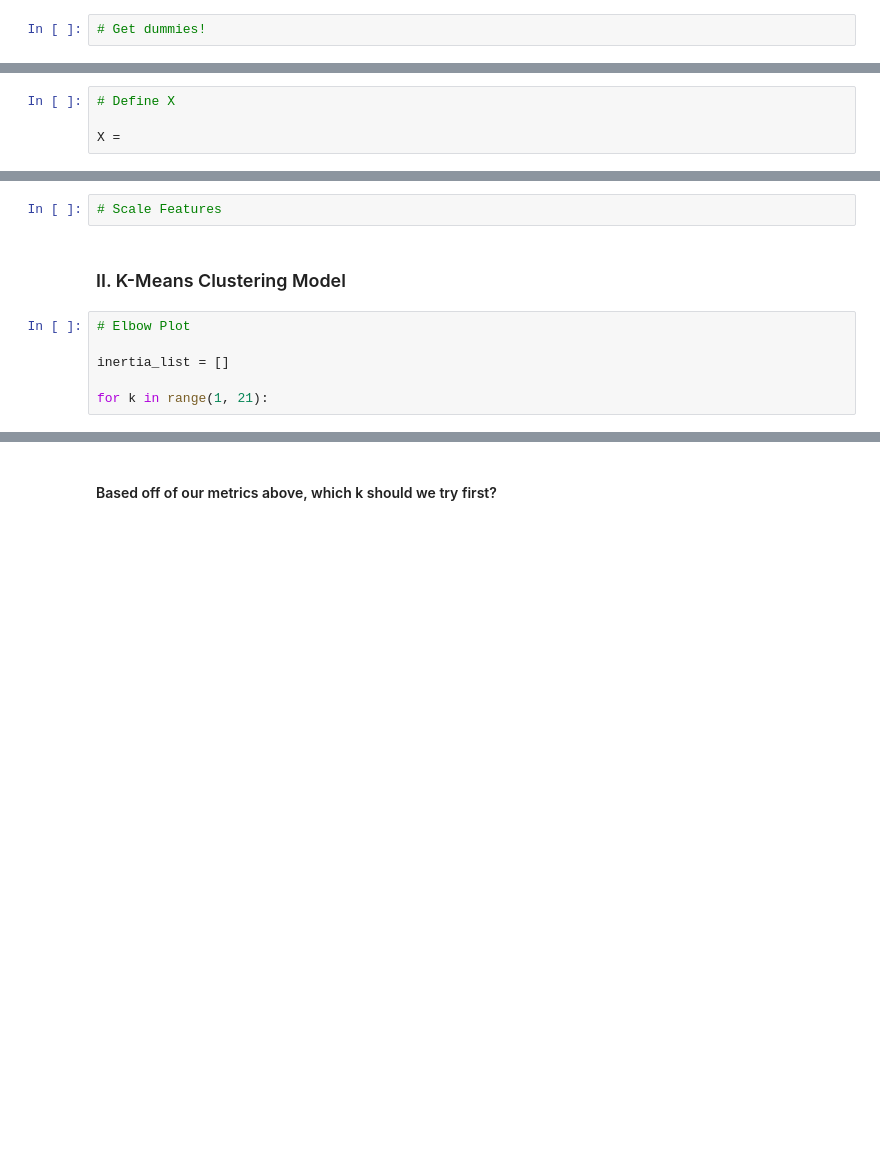
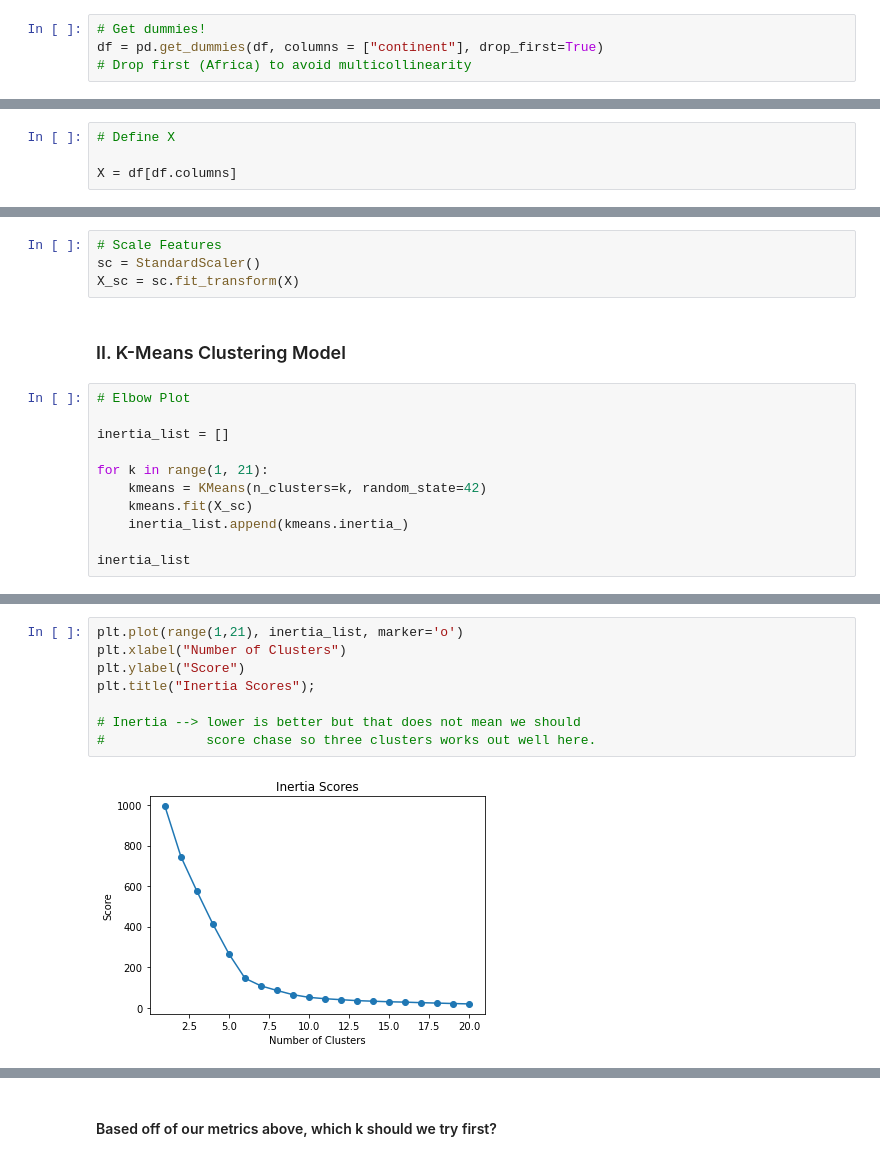
Before and after one commit to Tatadektep/Clustering_Lab, a Jupyter notebook: starter-code.ipynb, the cells around one changed output, grey strips where cells are left out. Drawn from its saved outputs; the diff is of its cells as text; blank space fills up the shorter version.

```diff
--- a/starter-code.ipynb
+++ b/starter-code.ipynb
@@ -67,4 +157,6 @@ df = px.data.gapminder()
 # %%
 # Get dummies!
+df = pd.get_dummies(df, columns = ["continent"], drop_first=True)
+# Drop first (Africa) to avoid multicollinearity
 # %%
 # Head (again!)
@@ -71,4 +172,4 @@ df = px.data.gapminder()
 # %%
 # Define X
 
-X =
+X = df[df.columns]
@@ -75,5 +178,7 @@ X =
 # %%
 # Scale Features
+sc = StandardScaler()
+X_sc = sc.fit_transform(X)
 # %% [markdown]
 ### II. K-Means Clustering Model
 # %%
@@ -82,3 +187,8 @@ X =
 inertia_list = []
 
 for k in range(1, 21):
+    kmeans = KMeans(n_clusters=k, random_state=42)
+    kmeans.fit(X_sc)
+    inertia_list.append(kmeans.inertia_)
+
+inertia_list
@@ -85,3 +216,13 @@ for k in range(1, 21):
+# %%
+plt.plot(range(1,21), inertia_list, marker='o')
+plt.xlabel("Number of Clusters")
+plt.ylabel("Score")
+plt.title("Inertia Scores");
+
+# Inertia --> lower is better but that does not mean we should
+#             score chase so three clusters works out well here.
+# %% [output]
+[figure, added]
 # %%
 # Silhouette Score
 
```
Also changed, not shown: parts of 52 cells of this notebook.
